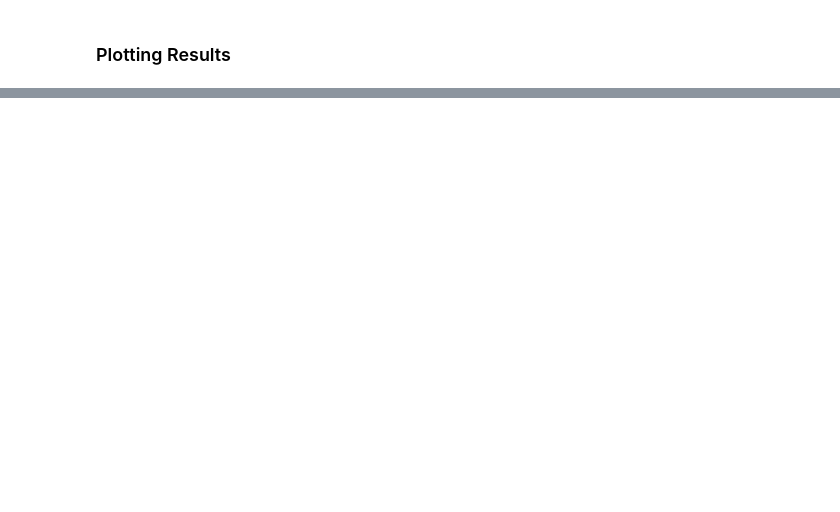
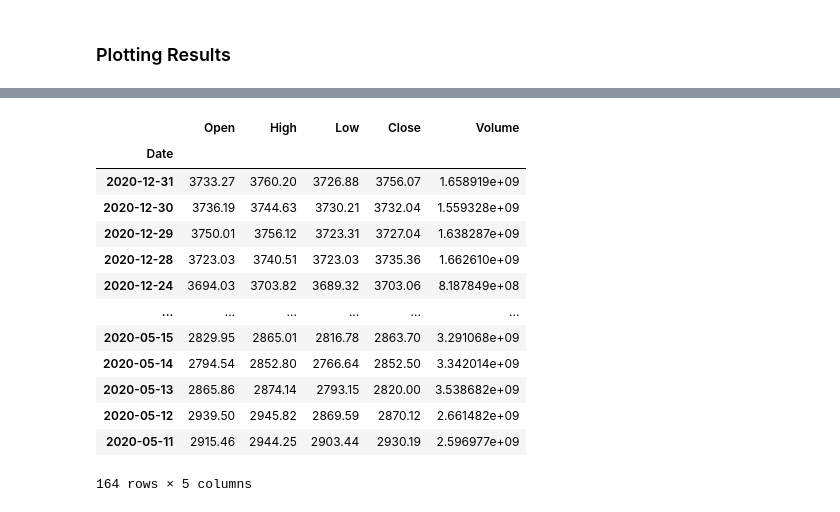
Before and after one commit to IrfanHilman/project_pegadaian, a Jupyter notebook: risk_management/geometric_brownian_motion.ipynb, the cells around one changed output, grey strips where cells are left out. Drawn from its saved outputs; the diff is of its cells as text; code cells hidden in the pictures; blank space fills up the shorter version.

```diff
--- a/risk_management/geometric_brownian_motion.ipynb
+++ b/risk_management/geometric_brownian_motion.ipynb
@@ -120,0 +175,17 @@ plt.show()
+# %%
+df
+# %% [output]
+|  | Open | High | Low | Close | Volume |
+| Date |  |  |  |  |  |
+| 2020-12-31 | 3733.27 | 3760.20 | 3726.88 | 3756.07 | 1.658919e+09 |
+| 2020-12-30 | 3736.19 | 3744.63 | 3730.21 | 3732.04 | 1.559328e+09 |
+| 2020-12-29 | 3750.01 | 3756.12 | 3723.31 | 3727.04 | 1.638287e+09 |
+| 2020-12-28 | 3723.03 | 3740.51 | 3723.03 | 3735.36 | 1.662610e+09 |
+| 2020-12-24 | 3694.03 | 3703.82 | 3689.32 | 3703.06 | 8.187849e+08 |
+| ... | ... | ... | ... | ... | ... |
+| 2020-05-15 | 2829.95 | 2865.01 | 2816.78 | 2863.70 | 3.291068e+09 |
+| 2020-05-14 | 2794.54 | 2852.80 | 2766.64 | 2852.50 | 3.342014e+09 |
+| 2020-05-13 | 2865.86 | 2874.14 | 2793.15 | 2820.00 | 3.538682e+09 |
+| 2020-05-12 | 2939.50 | 2945.82 | 2869.59 | 2870.12 | 2.661482e+09 |
+| 2020-05-11 | 2915.46 | 2944.25 | 2903.44 | 2930.19 | 2.596977e+09 |
+164 rows × 5 columns
```
Also changed, not shown: parts of 8 cells of this notebook.
